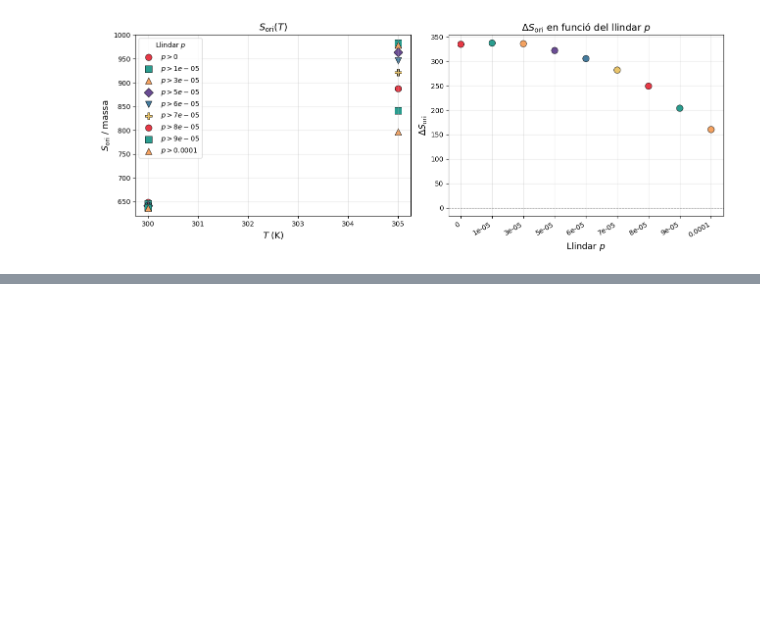
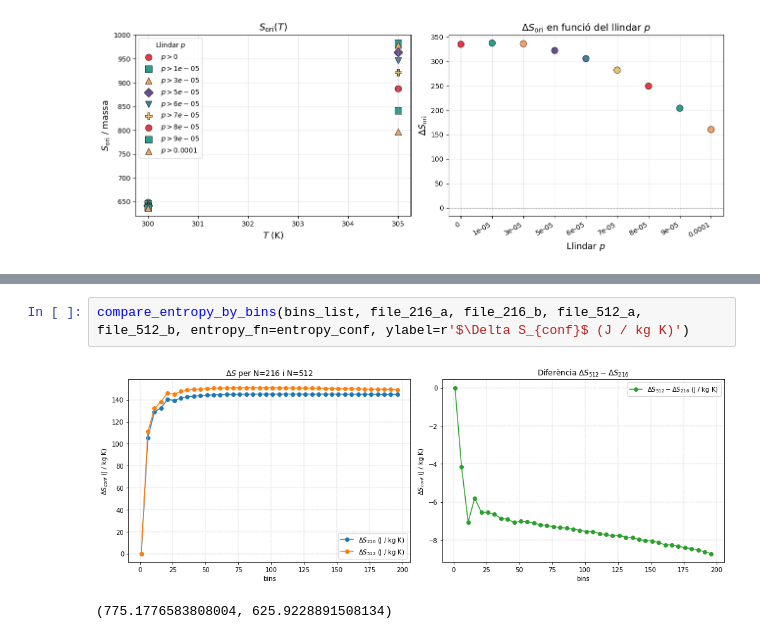
Before and after one commit to aressanu/ENTROPIES-25, a Jupyter notebook: NPG.ipynb, the cells around one changed output, grey strips where cells are left out. Cells and saved outputs as stored; diff of their text form; blank space fills up the shorter version.

```diff
--- a/NPG.ipynb
+++ b/NPG.ipynb
@@ -1234,0 +1291,5 @@ Gràfica guardada a: entropy_vs_T_pthresh.png
+# %%
+compare_entropy_by_bins(bins_list, file_216_a, file_216_b, file_512_a, file_512_b, entropy_fn=entropy_conf, ylabel=r'$\Delta S_{conf}$ (J / kg K)')
+# %% [output]
+[figure, added]
+(775.1776583808004, 625.9228891508134)
```
Also changed, not shown: parts of 4 cells of this notebook.
